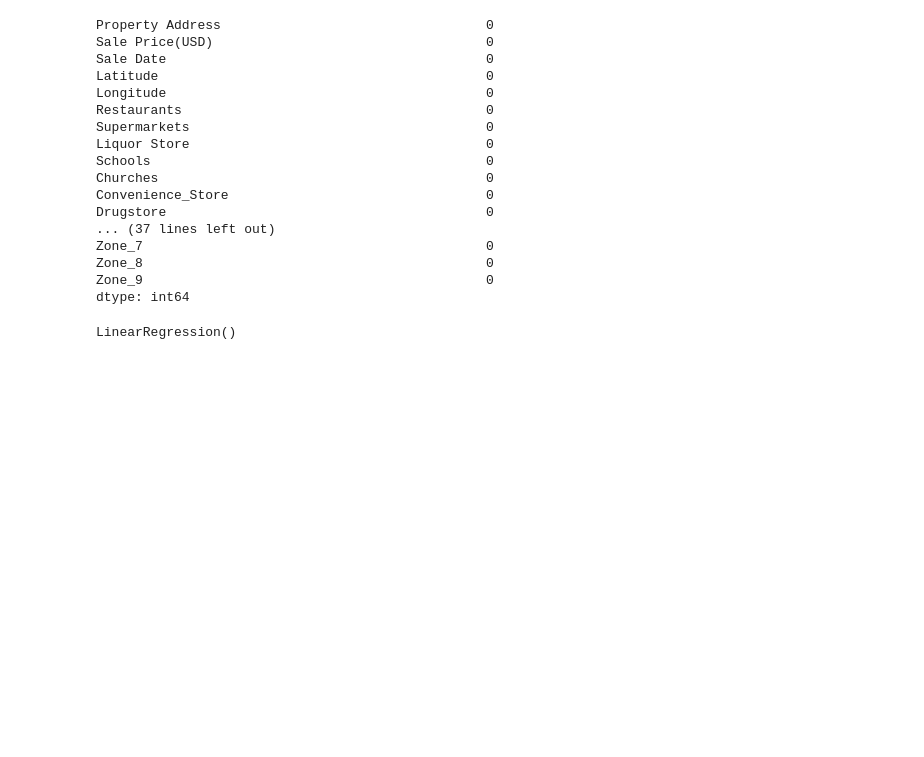
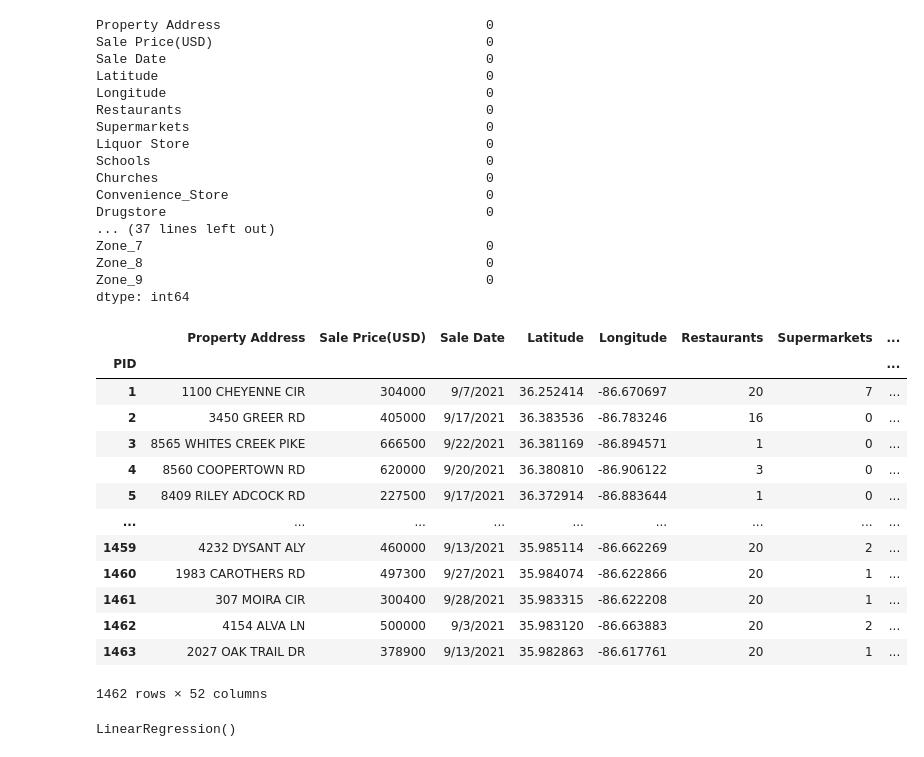
Before and after one commit to AWTENN/Final, a Jupyter notebook: FinalLinearRegression.ipynb, the cells around one changed output. Saved outputs shown, nothing was run; the diff lists cells and outputs as text; code cells hidden in the pictures; blank space fills up the shorter version.

```diff
--- a/FinalLinearRegression.ipynb
+++ b/FinalLinearRegression.ipynb
@@ -29,5 +47,7 @@ joindf
 # %%
 joindf = pd.get_dummies(joindf,columns=['Property City', 'House Type','Zone'])
+# %%
+joindf = joindf.drop(columns=['Unnamed: 9','Unnamed: 10'])
 # %%
 joindf = joindf.dropna()
 # %%
@@ -50,6 +70,23 @@ Zone_7                                            0
 Zone_8                                            0
 Zone_9                                            0
 dtype: int64
+# %%
+joindf
+# %% [output]
+|  | Property Address | Sale Price(USD) | Sale Date | Latitude | Longitude | Restaurants | Supermarkets | ... |
+| PID |  |  |  |  |  |  |  | ... |
+| 1 | 1100 CHEYENNE CIR | 304000 | 9/7/2021 | 36.252414 | -86.670697 | 20 | 7 | ... |
+| 2 | 3450 GREER RD | 405000 | 9/17/2021 | 36.383536 | -86.783246 | 16 | 0 | ... |
+| 3 | 8565 WHITES CREEK PIKE | 666500 | 9/22/2021 | 36.381169 | -86.894571 | 1 | 0 | ... |
+| 4 | 8560 COOPERTOWN RD | 620000 | 9/20/2021 | 36.380810 | -86.906122 | 3 | 0 | ... |
+| 5 | 8409 RILEY ADCOCK RD | 227500 | 9/17/2021 | 36.372914 | -86.883644 | 1 | 0 | ... |
+| ... | ... | ... | ... | ... | ... | ... | ... | ... |
+| 1459 | 4232 DYSANT ALY | 460000 | 9/13/2021 | 35.985114 | -86.662269 | 20 | 2 | ... |
+| 1460 | 1983 CAROTHERS RD | 497300 | 9/27/2021 | 35.984074 | -86.622866 | 20 | 1 | ... |
+| 1461 | 307 MOIRA CIR | 300400 | 9/28/2021 | 35.983315 | -86.622208 | 20 | 1 | ... |
+| 1462 | 4154 ALVA LN | 500000 | 9/3/2021 | 35.983120 | -86.663883 | 20 | 2 | ... |
+| 1463 | 2027 OAK TRAIL DR | 378900 | 9/13/2021 | 35.982863 | -86.617761 | 20 | 1 | ... |
+1462 rows × 52 columns
 # %%
 # Import dependencies
 from sklearn.linear_model import LinearRegression
```
Also changed, not shown: parts of 4 cells of this notebook.
